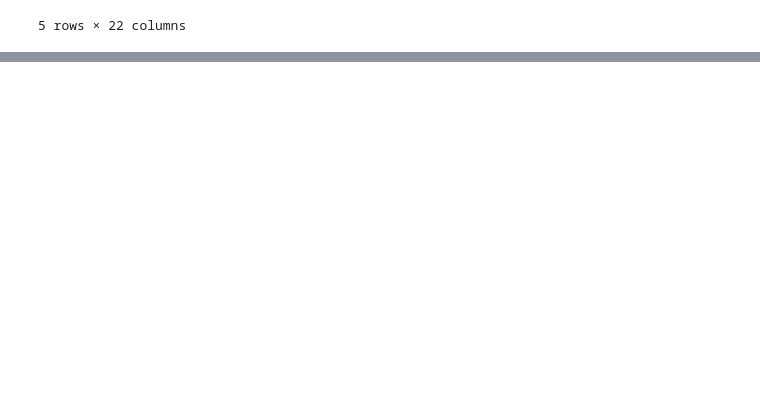
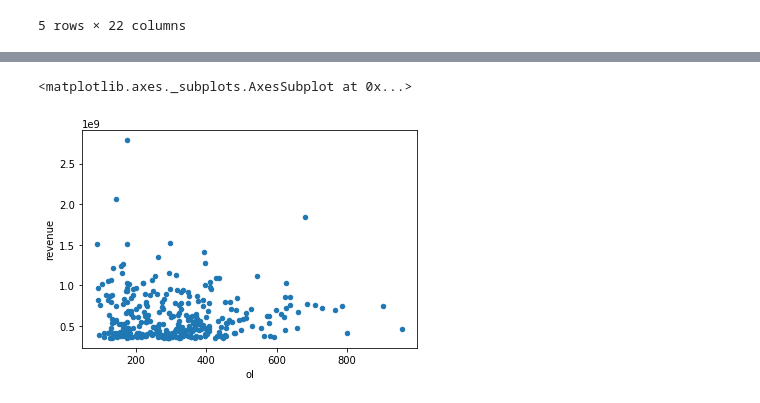
Before and after one commit to shreyas23/MovieBudgetAnalysis, a Jupyter notebook: eda.ipynb, the cells around one changed output, grey strips where cells are left out. Saved outputs shown, nothing was run; the diff lists cells and outputs as text; code cells hidden in the pictures; blank space fills up the shorter version.

```diff
--- a/eda.ipynb
+++ b/eda.ipynb
@@ -119,0 +135,12 @@ df.head()
+# %%
+def length(string):
+    if isinstance(string, str):
+        return len(string)
+    else:
+        return 0
+
+df = df.assign(ol=df.overview.apply(length))
+df[df.revenue > 0.35e9].plot.scatter('ol', 'revenue')
+# %% [output]
+<matplotlib.axes._subplots.AxesSubplot at 0x...>
+[figure, added]
```
Also changed, not shown: parts of 8 cells of this notebook.
